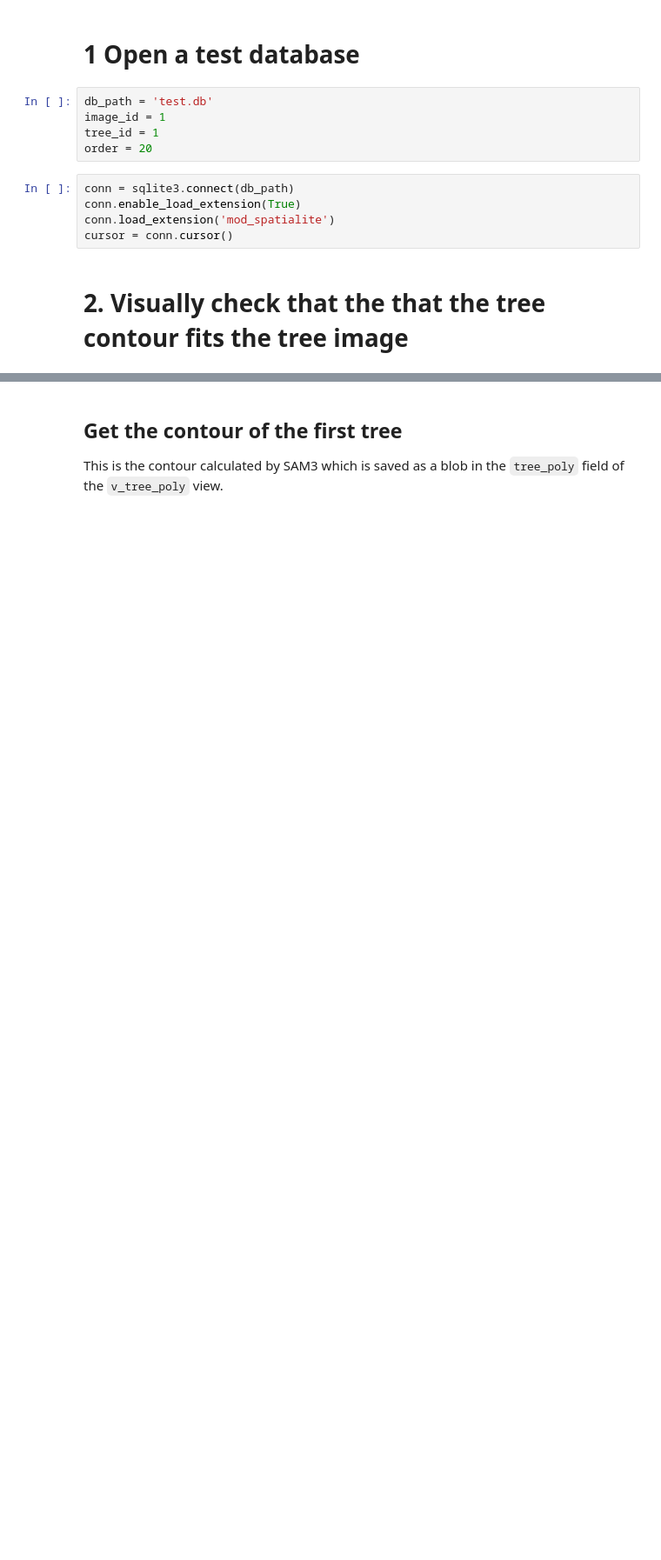
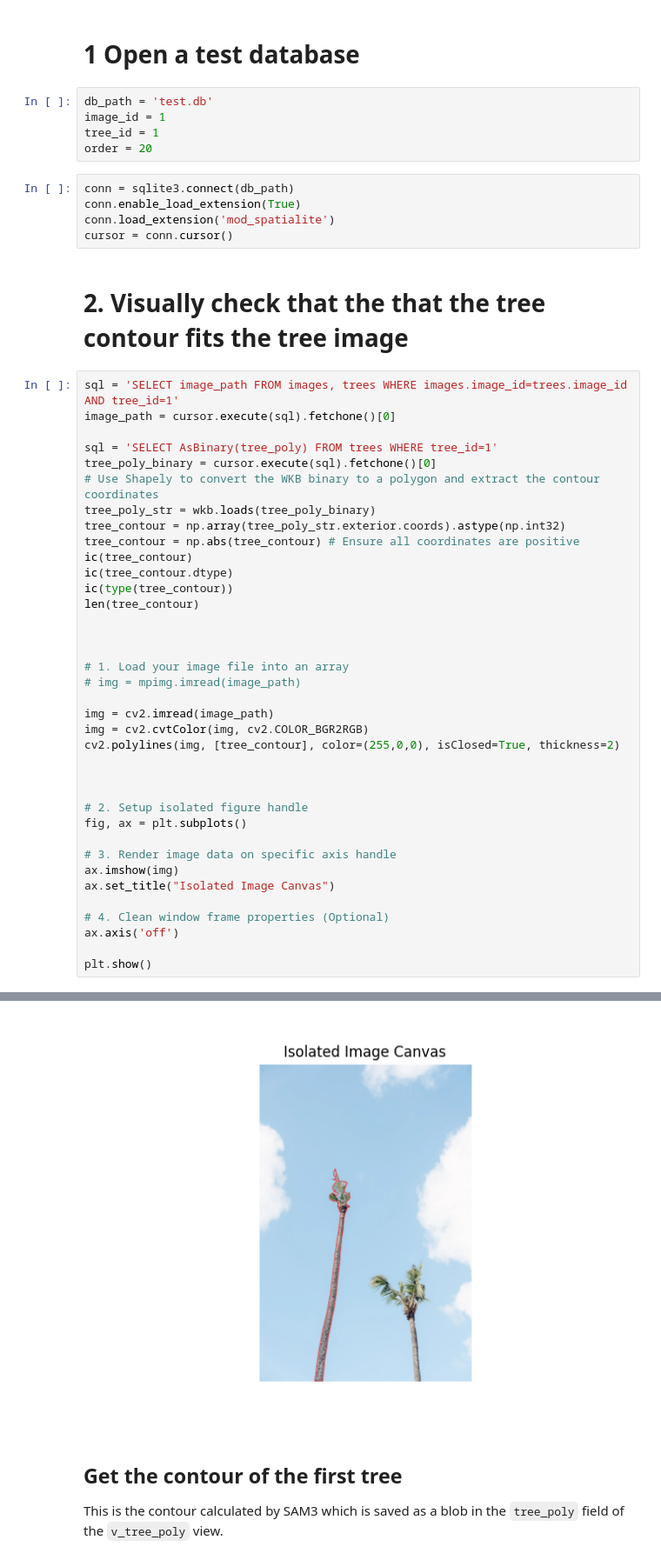
Before and after one commit to aubreymoore/CRB-2026-05-13, a Jupyter notebook: find_damage.ipynb, the cells around one changed output, grey strips where cells are left out. Shown at 87% size. Cells and saved outputs as stored; diff of their text form; blank space fills up the shorter version.

```diff
--- a/find_damage.ipynb
+++ b/find_damage.ipynb
@@ -37,3 +70,41 @@ conn.load_extension('mod_spatialite')
 cursor = conn.cursor()
 # %% [markdown]
 # 2. Visually check that the that the tree contour fits the tree image
+# %%
+sql = 'SELECT image_path FROM images, trees WHERE images.image_id=trees.image_id AND tree_id=1'
+image_path = cursor.execute(sql).fetchone()[0]
+
+sql = 'SELECT AsBinary(tree_poly) FROM trees WHERE tree_id=1'
+tree_poly_binary = cursor.execute(sql).fetchone()[0]
+# Use Shapely to convert the WKB binary to a polygon and extract the contour coordinates
+tree_poly_str = wkb.loads(tree_poly_binary)
+tree_contour = np.array(tree_poly_str.exterior.coords).astype(np.int32)
+tree_contour = np.abs(tree_contour) # Ensure all coordinates are positive
+ic(tree_contour)
+ic(tree_contour.dtype)
+ic(type(tree_contour))
+len(tree_contour)
+
+
+
+# 1. Load your image file into an array
+# img = mpimg.imread(image_path)
+
+img = cv2.imread(image_path)
+img = cv2.cvtColor(img, cv2.COLOR_BGR2RGB)
+cv2.polylines(img, [tree_contour], color=(255,0,0), isClosed=True, thickness=2)
+
+
+
+# 2. Setup isolated figure handle
+fig, ax = plt.subplots()
+
+# 3. Render image data on specific axis handle
+ax.imshow(img)
+ax.set_title("Isolated Image Canvas")
+
+# 4. Clean window frame properties (Optional)
+ax.axis('off')
+
+plt.show()
+# %% [output]
@@ -40,3 +120,4 @@ cursor = conn.cursor()
+[figure, added]
 # %% [markdown]
 ## Get the contour of the first tree
 
```
Also changed, not shown: parts of 17 cells of this notebook.
